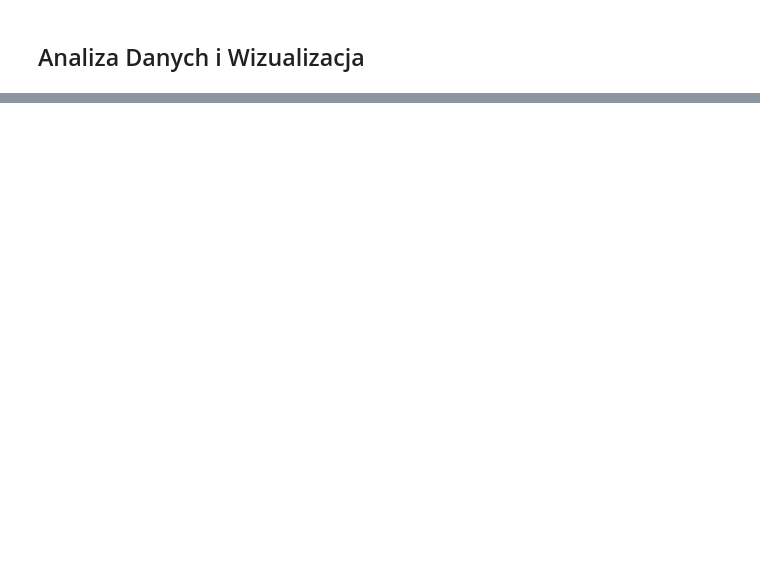
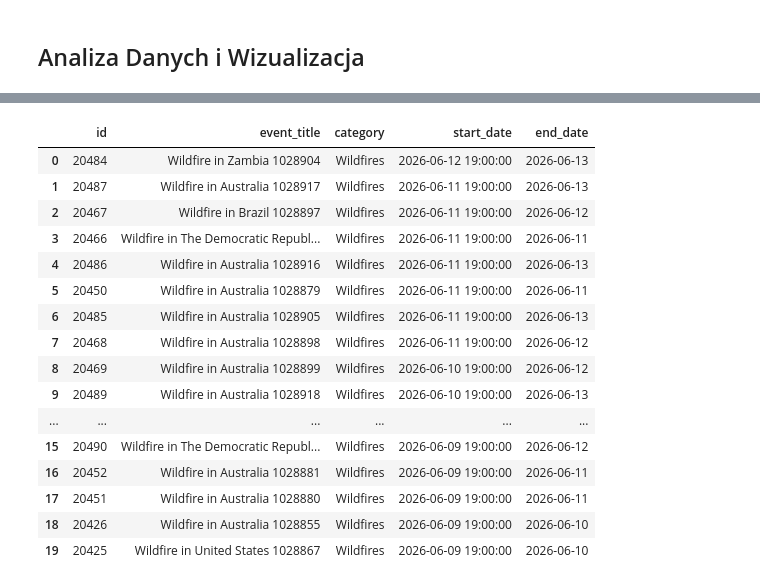
Before and after one commit to Kakaloko/projekt_bazy_eonet, a Jupyter notebook: main.ipynb, the cells around one changed output, grey strips where cells are left out. Drawn from its saved outputs; the diff is of its cells as text; code cells hidden in the pictures; blank space fills up the shorter version.

```diff
--- a/main.ipynb
+++ b/main.ipynb
@@ -439,0 +533,5 @@ with engine.begin() as  conn:
+# %%
+
+with engine.begin() as conn:
+    res = f.event_source("AVO", conn)
+    display(res)
@@ -439,0 +540,5 @@ with engine.begin() as  conn:
+# %%
+
+with engine.begin() as conn:
+    res = f.event_geometry_type("Point", conn)
+    display(res)
@@ -439,0 +597,23 @@ with engine.begin() as  conn:
+# %%
+
+with engine.begin() as conn:
+    res = f.category_latest_events("Wildfires", conn)
+    display(res)
+# %% [output]
+|  | id | event_title | category | start_date | end_date |
+| 0 | 20484 | Wildfire in Zambia 1028904 | Wildfires | 2026-06-12 19:00:00 | 2026-06-13 |
+| 1 | 20487 | Wildfire in Australia 1028917 | Wildfires | 2026-06-11 19:00:00 | 2026-06-13 |
+| 2 | 20467 | Wildfire in Brazil 1028897 | Wildfires | 2026-06-11 19:00:00 | 2026-06-12 |
+| 3 | 20466 | Wildfire in The Democratic Republ... | Wildfires | 2026-06-11 19:00:00 | 2026-06-11 |
+| 4 | 20486 | Wildfire in Australia 1028916 | Wildfires | 2026-06-11 19:00:00 | 2026-06-13 |
+| 5 | 20450 | Wildfire in Australia 1028879 | Wildfires | 2026-06-11 19:00:00 | 2026-06-11 |
+| 6 | 20485 | Wildfire in Australia 1028905 | Wildfires | 2026-06-11 19:00:00 | 2026-06-13 |
+| 7 | 20468 | Wildfire in Australia 1028898 | Wildfires | 2026-06-11 19:00:00 | 2026-06-12 |
+| 8 | 20469 | Wildfire in Australia 1028899 | Wildfires | 2026-06-10 19:00:00 | 2026-06-12 |
+| 9 | 20489 | Wildfire in Australia 1028918 | Wildfires | 2026-06-10 19:00:00 | 2026-06-13 |
+| ... | ... | ... | ... | ... | ... |
+| 15 | 20490 | Wildfire in The Democratic Republ... | Wildfires | 2026-06-09 19:00:00 | 2026-06-12 |
+| 16 | 20452 | Wildfire in Australia 1028881 | Wildfires | 2026-06-09 19:00:00 | 2026-06-11 |
+| 17 | 20451 | Wildfire in Australia 1028880 | Wildfires | 2026-06-09 19:00:00 | 2026-06-11 |
+| 18 | 20426 | Wildfire in Australia 1028855 | Wildfires | 2026-06-09 19:00:00 | 2026-06-10 |
+| 19 | 20425 | Wildfire in United States 1028867 | Wildfires | 2026-06-09 19:00:00 | 2026-06-10 |
```
Also changed, not shown: parts of 24 cells of this notebook, 2 other files.
